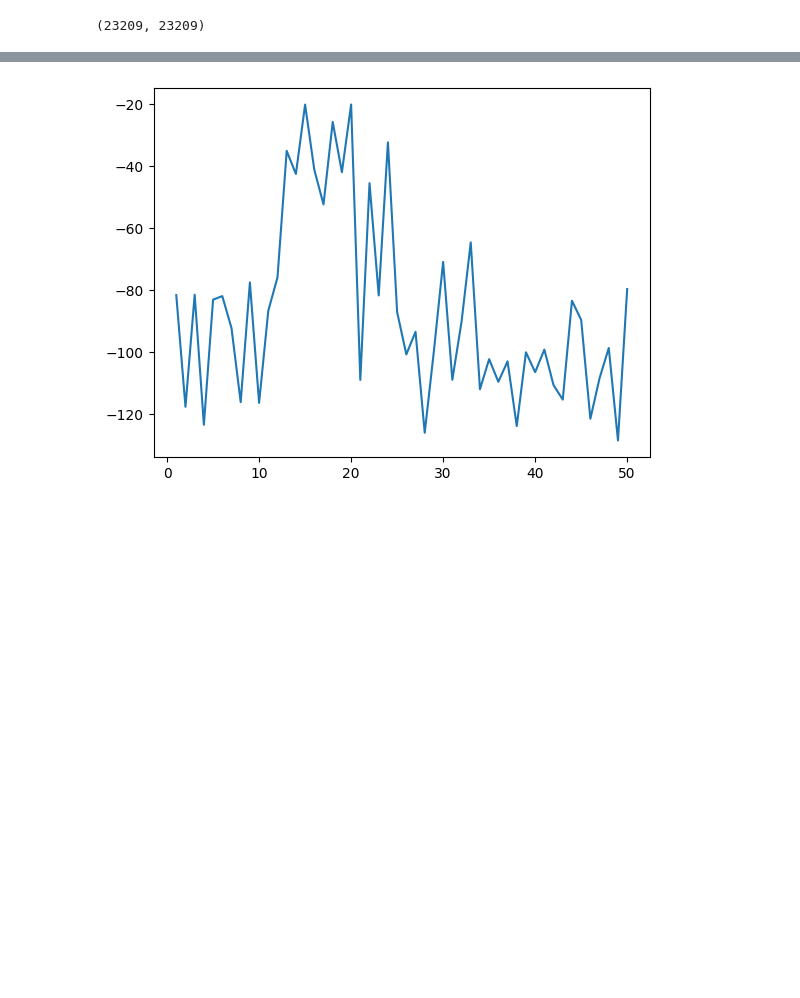
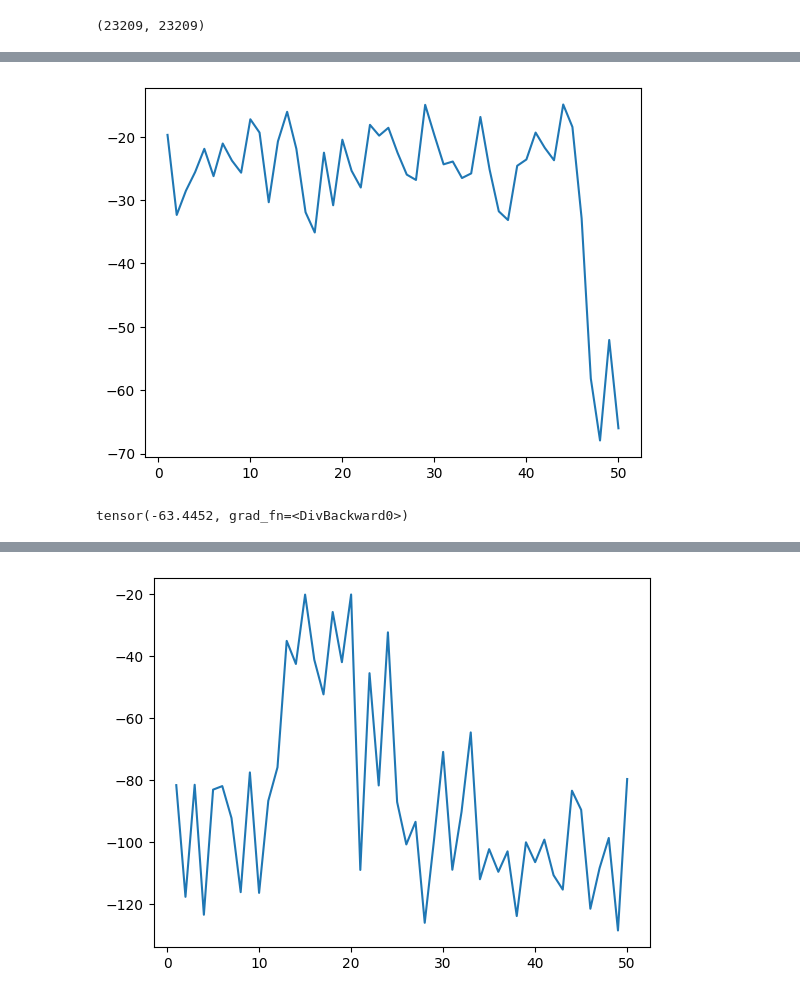
Before and after one commit to BogChamp/lob-backtest, a Jupyter notebook: notebooks/research.ipynb, the cells around one changed output, grey strips where cells are left out. Cells and saved outputs as stored; diff of their text form; code cells hidden in the pictures; blank space fills up the shorter version.

```diff
--- a/notebooks/research.ipynb
+++ b/notebooks/research.ipynb
@@ -233,0 +427,9 @@ for i in tqdm(range(N_iter)):
+# %%
+plt.plot(running_loss)
+plt.show()
+# %% [output]
+[figure, added]
+# %%
+loss
+# %% [output]
+tensor(-63.4452, grad_fn=<DivBackward0>)
```
Also changed, not shown: parts of 21 cells of this notebook, 3 other files.
